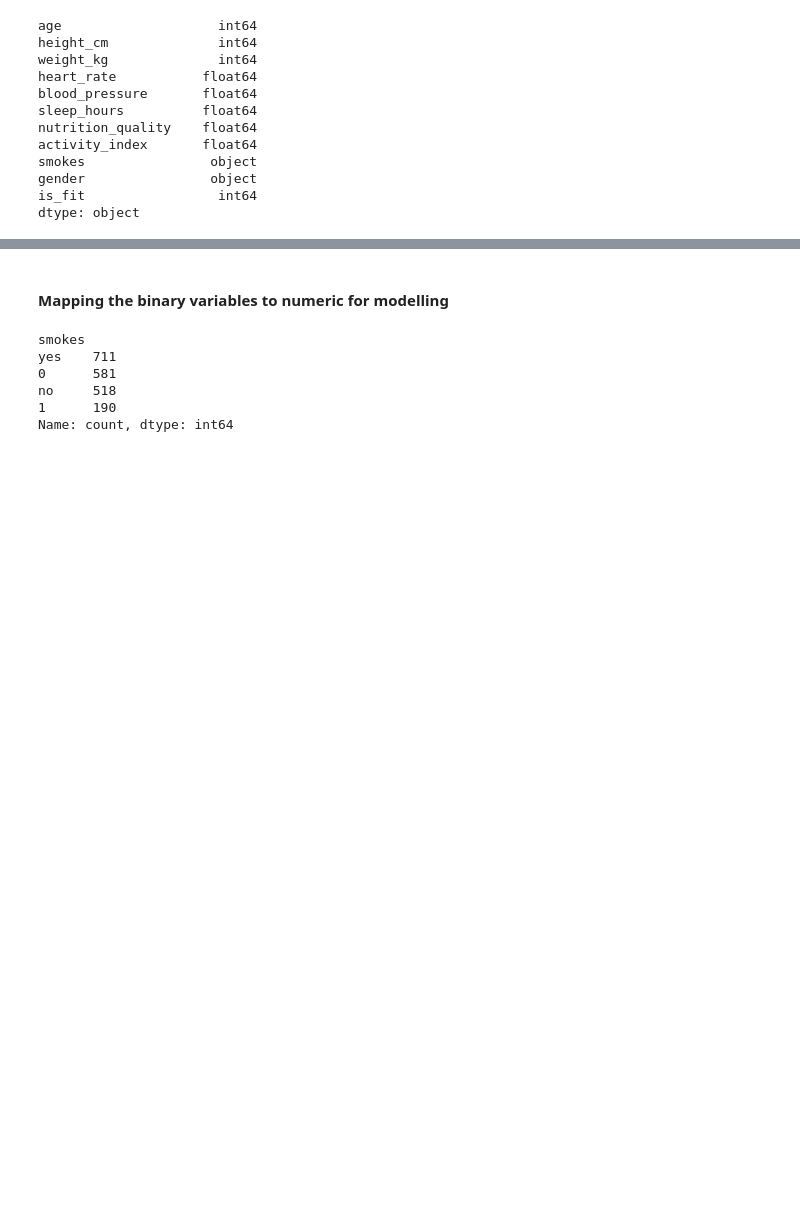
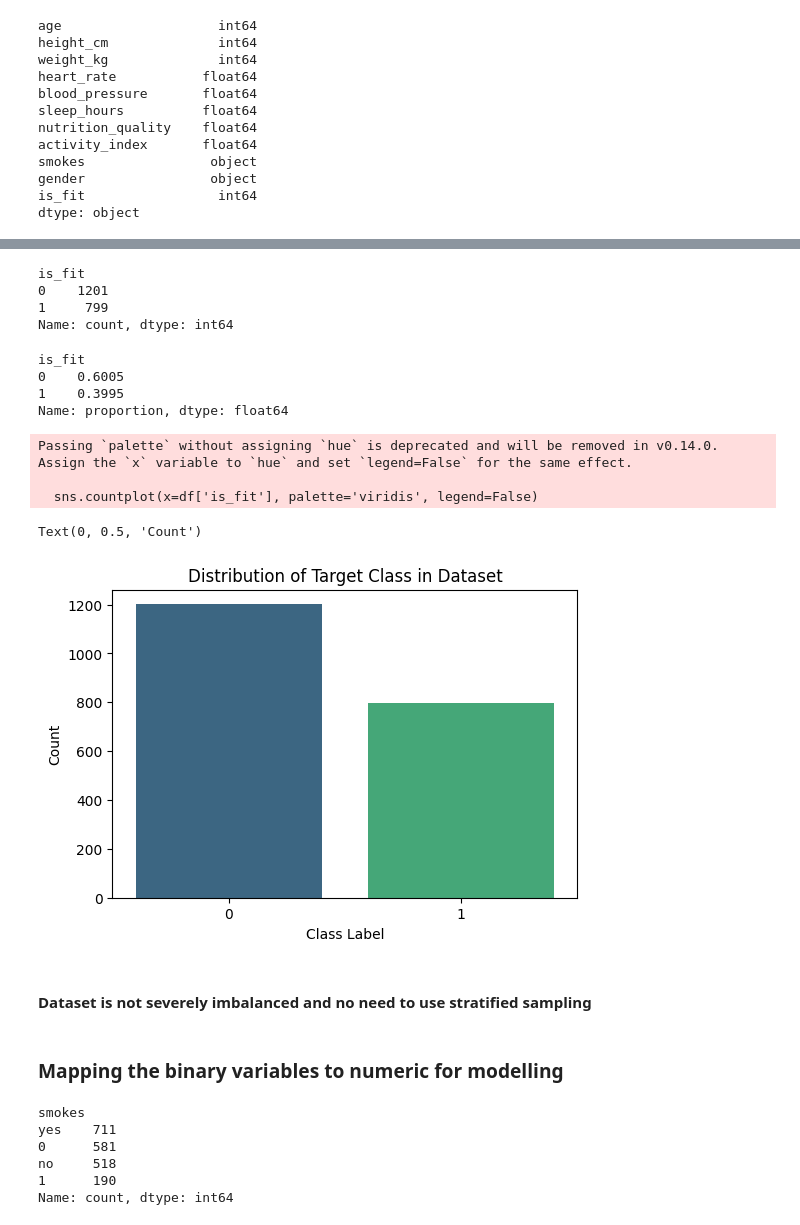
Before and after one commit to sharat25ai-dev/Machine_Learning_Projects, a Jupyter notebook: notebook.ipynb, the cells around one changed output, grey strips where cells are left out. Saved outputs shown, nothing was run; the diff lists cells and outputs as text; code cells hidden in the pictures; blank space fills up the shorter version.

```diff
--- a/notebook.ipynb
+++ b/notebook.ipynb
@@ -73,5 +85,33 @@ dtype: object
+# %%
+df['is_fit'].value_counts()
+# %% [output]
+is_fit
+0    1201
+1     799
+Name: count, dtype: int64
+# %%
+df['is_fit'].value_counts(normalize=True)
+# %% [output]
+is_fit
+0    0.6005
+1    0.3995
+Name: proportion, dtype: float64
+# %%
+plt.figure(figsize=(6, 4))
+sns.countplot(x=df['is_fit'], palette='viridis', legend=False)
+plt.title('Distribution of Target Class in Dataset')
+plt.xlabel('Class Label')
+plt.ylabel('Count')
+# %% [output]
+Passing `palette` without assigning `hue` is deprecated and will be removed in v0.14.0. Assign the `x` variable to `hue` and set `legend=False` for the same effect.
+
+  sns.countplot(x=df['is_fit'], palette='viridis', legend=False)
+Text(0, 0.5, 'Count')
+[figure, added]
+# %% [markdown]
+#### Dataset is not severely imbalanced and no need to use stratified sampling
 # %% [markdown]
-#### Mapping the binary variables to numeric for modelling
+### Mapping the binary variables to numeric for modelling
 # %%
 df['smokes'].value_counts()
 # %% [output]
```
Also changed, not shown: parts of 29 cells of this notebook.
